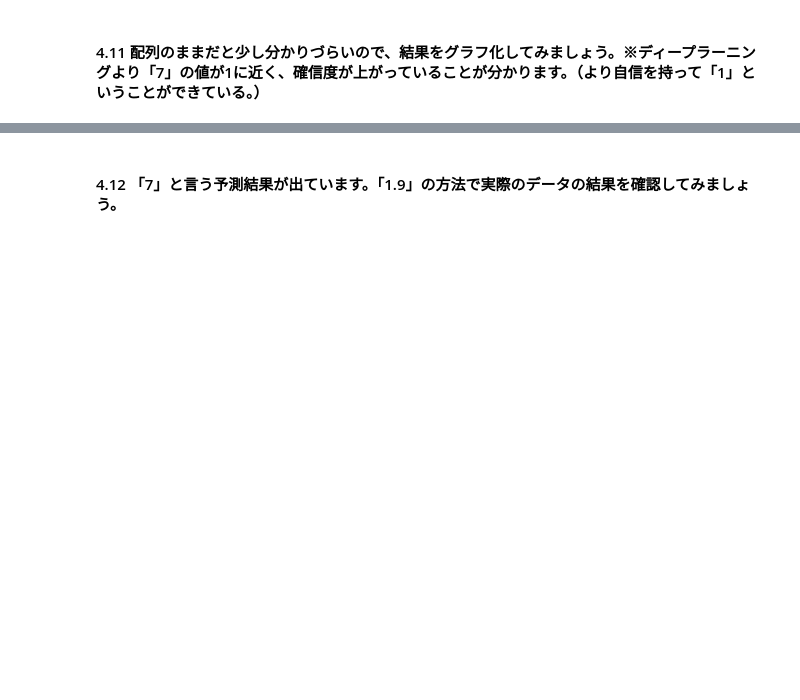
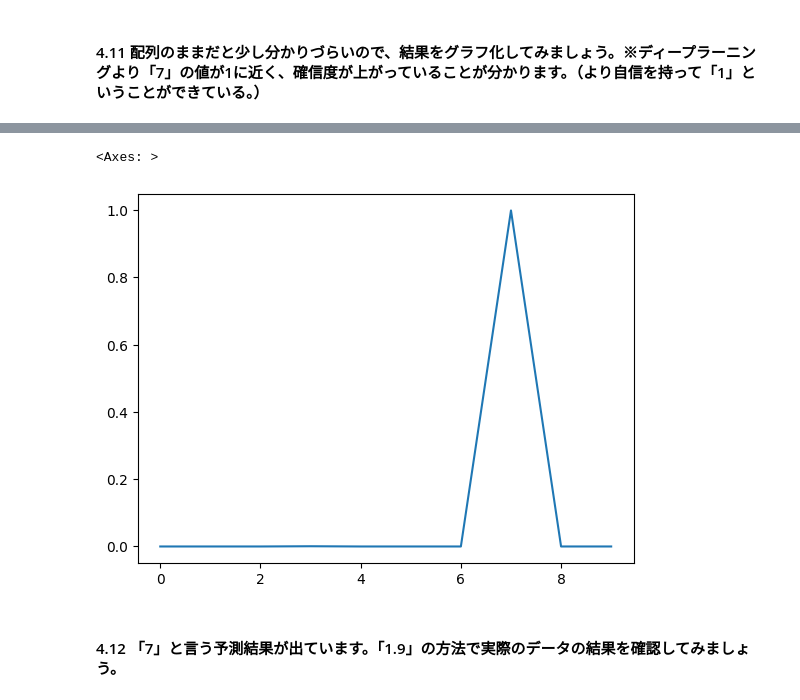
Before and after one commit to s-tak0812/python_train, a Jupyter notebook: neural_network_editor.ipynb, the cells around one changed output, grey strips where cells are left out. Drawn from its saved outputs; the diff is of its cells as text; code cells hidden in the pictures; blank space fills up the shorter version.

```diff
--- a/neural_network_editor.ipynb
+++ b/neural_network_editor.ipynb
@@ -379,2 +447,5 @@ accuracy: 0.9118000268936157
 # %% [markdown]
 #### 4.6 コンボリューション層とプーリング層の出力が3次元であることが分かります。また画像のサイズ（高さ、幅）は層を経るにつれて、縮小していることが分かります。次の手順は3次元の出力をDense層に入力することですが、その前に1次元に変換する必要があります。1次元に変換する「変換層」を追加し、summaryの内容を確認して下さい。
+# %%
+model.add(layers.Flatten())
+model.summary()
@@ -381,2 +471,6 @@ accuracy: 0.9118000268936157
 # %% [markdown]
 #### 4.7 Dense層を追加した後、ソフトマックス関数を用いて、出力層を追加して下さい。
+# %%
+model.add(layers.Dense(32, activation='relu'))
+model.add(layers.Dense(10, activation='softmax'))
+model.summary()
@@ -383,2 +495,7 @@ accuracy: 0.9118000268936157
 # %% [markdown]
 #### 4.8 「3.5」の条件でcompileを設定し、epochsは「4」、batch_sizeは「100」に設定して学習を行って下さい。
+# %%
+model.compile(optimizer='sgd',
+              loss='categorical_crossentropy',
+              metrics=['accuracy'])
+model.fit(X_train,y_train,epochs=4,batch_size=100)
@@ -385,2 +512,19 @@ accuracy: 0.9118000268936157
 # %% [markdown]
 #### 4.9 CNNを使用することでかなりの高精度が実現できました。画像データは良い特徴量を内部で作り出せるCNNが適しています。最後に最適化手法の「rmsprop」を「4.8」と同様の条件で学習を行って下さい。※モデルは初期化して下さい。
+# %%
+from keras import layers
+from keras import models
+model = models.Sequential()
+model.add(layers.Conv2D(32,(3,3),activation='relu',input_shape=(28,28,1)))
+model.add(layers.MaxPooling2D(2,2))
+model.add(layers.Conv2D(32,(3,3),activation='relu'))
+model.add(layers.Flatten())
+model.add(layers.Dense(32, activation='relu'))
+model.add(layers.Dense(10, activation='softmax'))
+model.summary()
+
+
+model.compile(optimizer='rmsprop',
+              loss='categorical_crossentropy',
+              metrics=['accuracy'])
+model.fit(X_train,y_train,epochs=4,batch_size=100)
@@ -389,2 +559,5 @@ accuracy: 0.9118000268936157
 # %% [markdown]
 #### 4.11 配列のままだと少し分かりづらいので、結果をグラフ化してみましょう。※ディープラーニングより「7」の値が1に近く、確信度が上がっていることが分かります。（より自信を持って「1」ということができている。）
+# %%
+pd.Series(model.predict(X_test)[0]).plot()
+# %% [output]
@@ -391,2 +565,4 @@ accuracy: 0.9118000268936157
+<Axes: >
+[figure, added]
 # %% [markdown]
 #### 4.12 「7」と言う予測結果が出ています。「1.9」の方法で実際のデータの結果を確認してみましょう。
```
Also changed, not shown: parts of 36 cells of this notebook.
